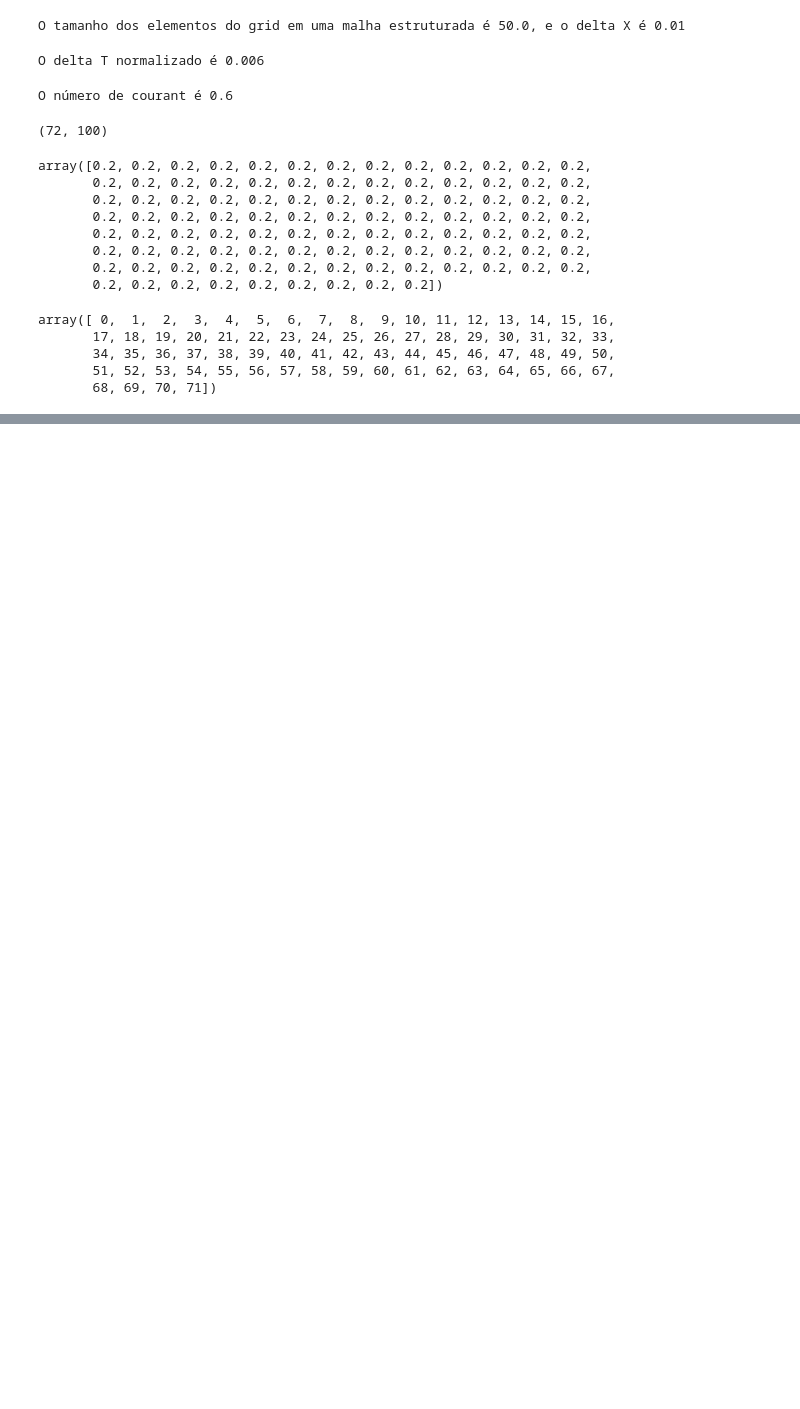
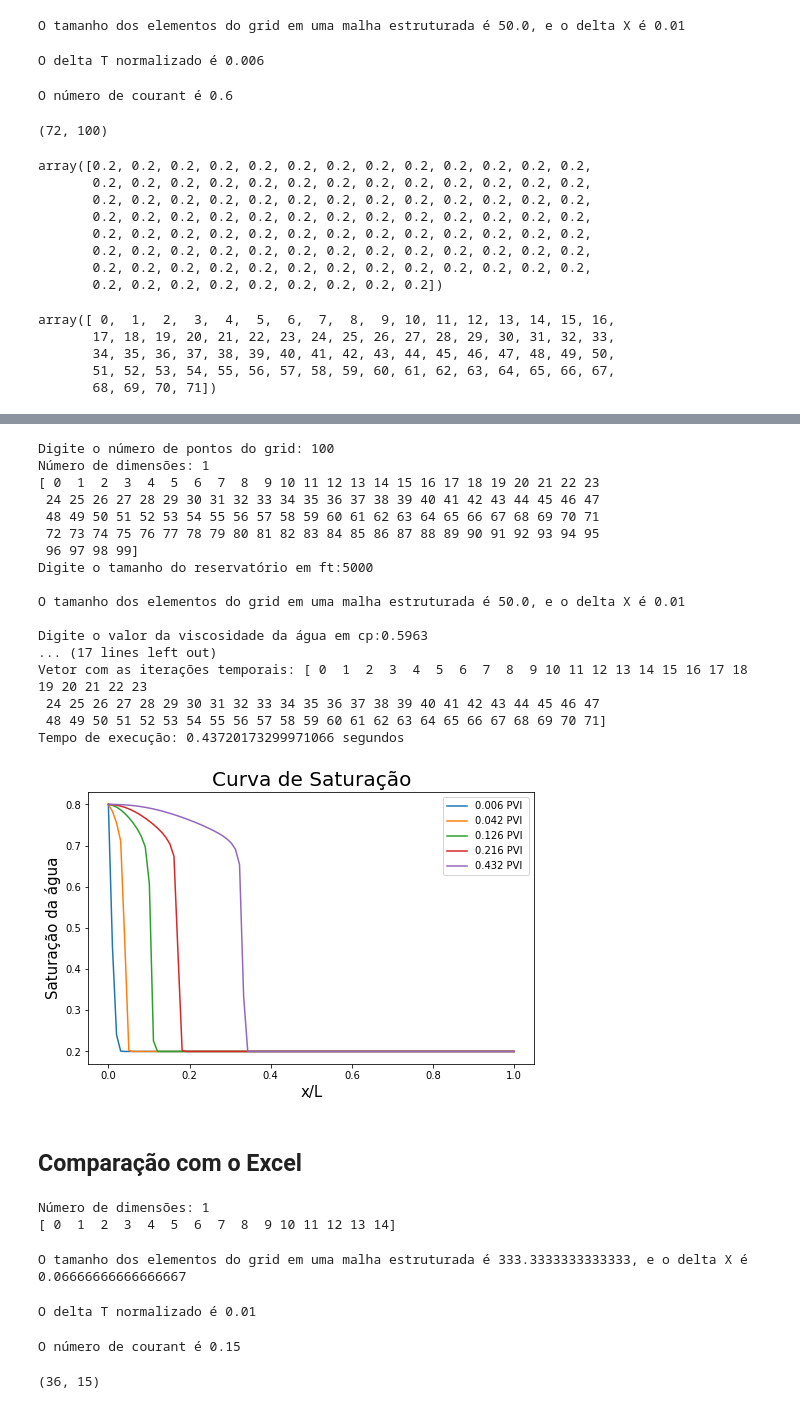
Before and after one commit to igcampos/Mestrado, a Jupyter notebook: saturacao_explicit.ipynb, the cells around one changed output, grey strips where cells are left out. Cells and saved outputs as stored; diff of their text form; code cells hidden in the pictures; blank space fills up the shorter version.

```diff
--- a/saturacao_explicit.ipynb
+++ b/saturacao_explicit.ipynb
@@ -215,0 +371,80 @@ plt.show()
+# %%
+explicit_saturation()
+# %% [output]
+Digite o número de pontos do grid: 100
+Número de dimensões: 1
+[ 0  1  2  3  4  5  6  7  8  9 10 11 12 13 14 15 16 17 18 19 20 21 22 23
+ 24 25 26 27 28 29 30 31 32 33 34 35 36 37 38 39 40 41 42 43 44 45 46 47
+ 48 49 50 51 52 53 54 55 56 57 58 59 60 61 62 63 64 65 66 67 68 69 70 71
+ 72 73 74 75 76 77 78 79 80 81 82 83 84 85 86 87 88 89 90 91 92 93 94 95
+ 96 97 98 99]
+Digite o tamanho do reservatório em ft:5000
+
+O tamanho dos elementos do grid em uma malha estruturada é 50.0, e o delta X é 0.01
+
+Digite o valor da viscosidade da água em cp:0.5963
+... (17 lines left out)
+Vetor com as iterações temporais: [ 0  1  2  3  4  5  6  7  8  9 10 11 12 13 14 15 16 17 18 19 20 21 22 23
+ 24 25 26 27 28 29 30 31 32 33 34 35 36 37 38 39 40 41 42 43 44 45 46 47
+ 48 49 50 51 52 53 54 55 56 57 58 59 60 61 62 63 64 65 66 67 68 69 70 71]
+Tempo de execução: 0.43720173299971066 segundos
+[figure, added]
+# %% [markdown]
+## Comparação com o Excel
+# %%
+#Discretização do domínio
+nx = 15                                                               #Número de pontos do grid
+dominio = np.arange(nx)                                                #vetor domínio
+print("Número de dimensões: {}".format(dominio.ndim))                  #número de dimensões
+print(dominio)
+# %% [output]
+Número de dimensões: 1
+[ 0  1  2  3  4  5  6  7  8  9 10 11 12 13 14]
+# %%
+#Calculo de Delta X
+#tamanho do meio poroso
+tam_meio_poroso = 5000 #ft
+#tamanho do elemento do grid
+tam_grid = tam_meio_poroso/nx
+#Delta X - normalizado
+dx = tam_grid/tam_meio_poroso
+print("O tamanho dos elementos do grid em uma malha estruturada é {}, e o delta X é {} ".format(tam_grid, dx))
+# %% [output]
+O tamanho dos elementos do grid em uma malha estruturada é 333.3333333333333, e o delta X é 0.06666666666666667
+# %%
+#Calculo de Delta T
+#viscosidade da água
+visc_agua = 0.5963 #cp
+#viscosidade do óleo
+visc_oleo = 2 #cp
+#velocidade total na injeção
+ut = 1 #ft³/d - AVALIAR DEPOIS
+#porosidade
+porosidade_meio = 0.2
+#tempo de simulação
+nt = 365 #dias
+#passo de tempo
+passo_tempo = 10 #dias
+#Delta T - normalizado
+dt =  ut*passo_tempo/(tam_meio_poroso*porosidade_meio) #DÚVIDA: seria o passo de tempo ou o tempo total
+print("O delta T normalizado é {}".format(dt))
+# %% [output]
+O delta T normalizado é 0.01
+# %%
+#Número de Courant
+num_Courant = dt/dx # ANALISE DE SENSIBILIDADE DEPOIS
+print(f"O número de courant é {num_Courant}")
+# %% [output]
+O número de courant é 0.15
+# %%
+#condição de contorno e inicial
+#Condição Inicial Sw(X,0)
+sw_CI = 0.2
+#Condição de Contorno Sw(0,T)
+sw_CC = 0.8
+#Matriz de saturação para alocação dos resultados
+tempos_de_injecao = int(nt/passo_tempo)   #quantidade representando os tempos de injeção que serão calculados
+matriz_resultado_saturacao = np.zeros((tempos_de_injecao,nx))
+matriz_resultado_saturacao.shape
+# %% [output]
+(36, 15)
```
Also changed, not shown: parts of 17 cells of this notebook.
